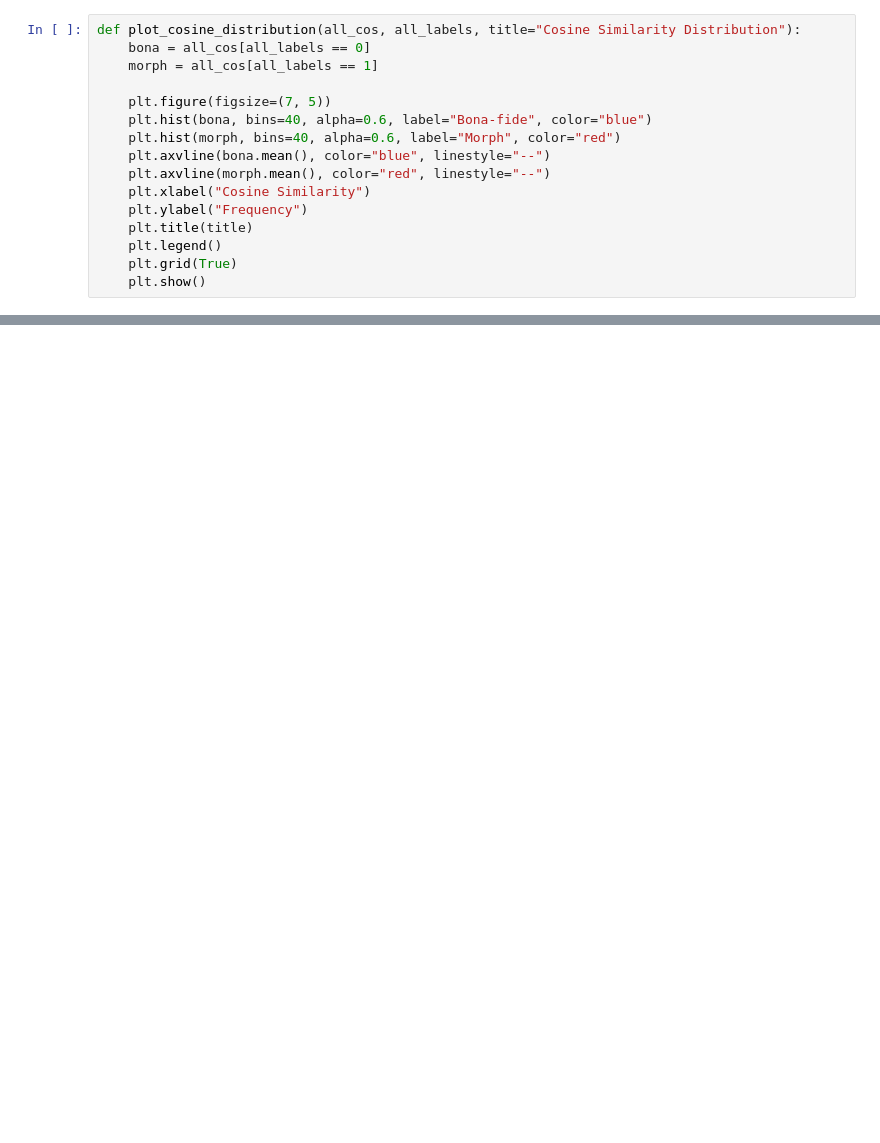
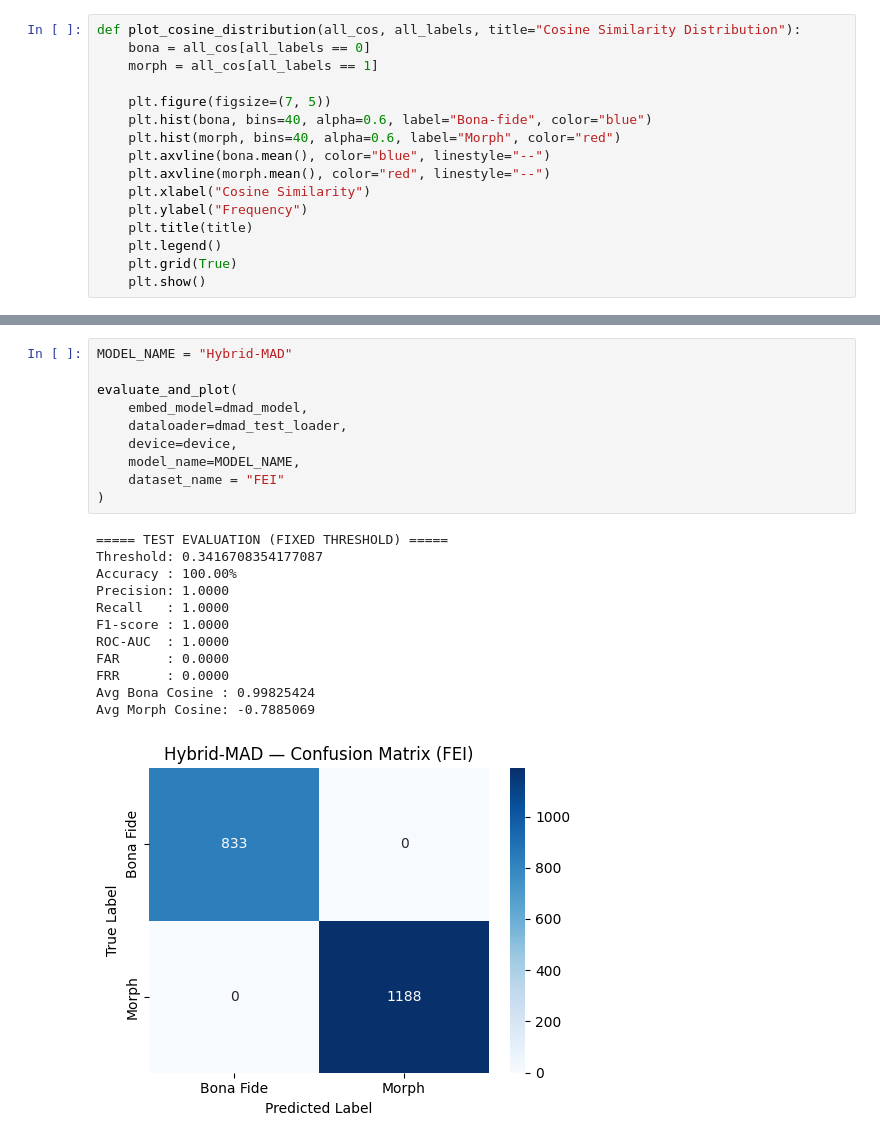
Before and after one commit to yicikek/FYP, a Jupyter notebook: D-MAD/d-madv2.ipynb, the cells around one changed output, grey strips where cells are left out. Saved outputs shown, nothing was run; the diff lists cells and outputs as text; blank space fills up the shorter version.

```diff
--- a/D-MAD/d-madv2.ipynb
+++ b/D-MAD/d-madv2.ipynb
@@ -1126,0 +1150,23 @@ plot_embedding_distance_distribution(dmad_model, frll_test_loader,device)
+# %%
+MODEL_NAME = "Hybrid-MAD"
+
+evaluate_and_plot(
+    embed_model=dmad_model,
+    dataloader=dmad_test_loader,
+    device=device,
+    model_name=MODEL_NAME,
+    dataset_name = "FEI"
+)
+# %% [output]
+===== TEST EVALUATION (FIXED THRESHOLD) =====
+Threshold: 0.3416708354177087
+Accuracy : 100.00%
+Precision: 1.0000
+Recall   : 1.0000
+F1-score : 1.0000
+ROC-AUC  : 1.0000
+FAR      : 0.0000
+FRR      : 0.0000
+Avg Bona Cosine : 0.99825424
+Avg Morph Cosine: -0.7885069
+[figure, added]
```
Also changed, not shown: parts of 29 cells of this notebook.
